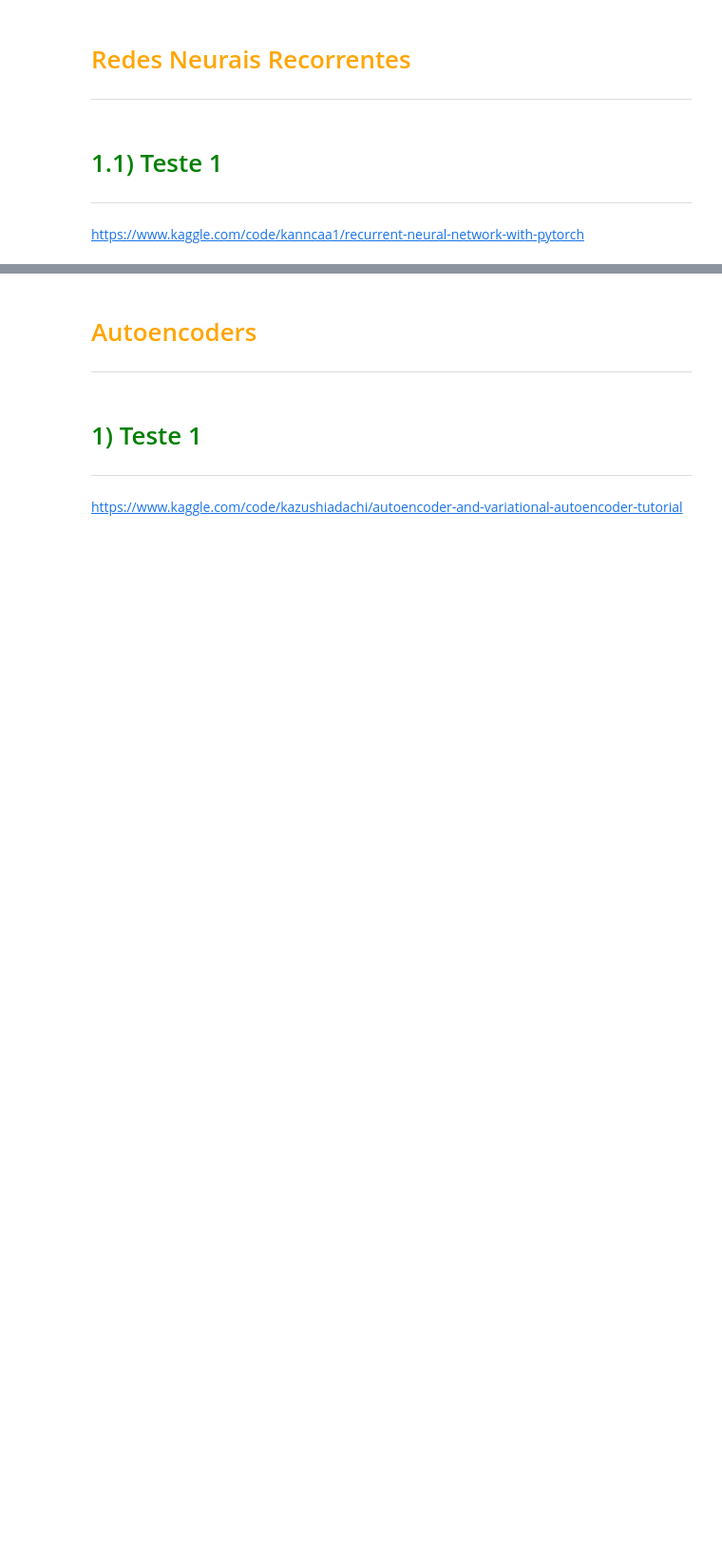
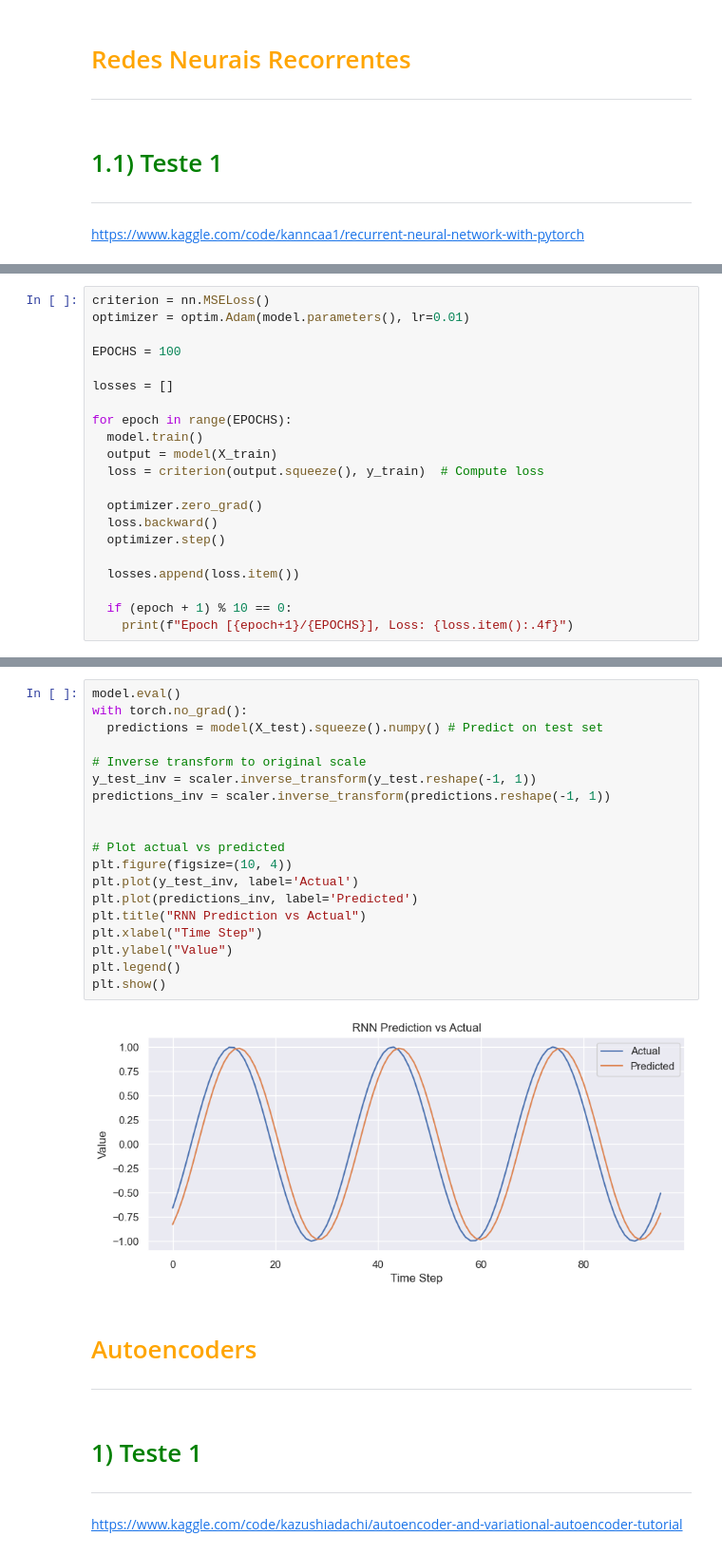
Before and after one commit to leonardovargas10/Pesquisa_Aplicada_Modelagem, a Jupyter notebook: Deep_Learning/01_Deep_Learning.ipynb, the cells around one changed output, grey strips where cells are left out. Shown at 95% size. Drawn from its saved outputs; the diff is of its cells as text; blank space fills up the shorter version.

Commit message:
Modelagem

```diff
--- a/Deep_Learning/01_Deep_Learning.ipynb
+++ b/Deep_Learning/01_Deep_Learning.ipynb
@@ -5202,0 +5630,21 @@ https://www.kaggle.com/code/kanncaa1/recurrent-neural-network-with-pytorch
+# %%
+criterion = nn.MSELoss()
+optimizer = optim.Adam(model.parameters(), lr=0.01)
+
+EPOCHS = 100
+
+losses = []
+
+for epoch in range(EPOCHS):
+  model.train()
+  output = model(X_train)
+  loss = criterion(output.squeeze(), y_train)  # Compute loss
+
+  optimizer.zero_grad()
+  loss.backward()
+  optimizer.step()
+
+  losses.append(loss.item())
+
+  if (epoch + 1) % 10 == 0:
+    print(f"Epoch [{epoch+1}/{EPOCHS}], Loss: {loss.item():.4f}")
@@ -5203,3 +5662,24 @@ https://www.kaggle.com/code/kanncaa1/recurrent-neural-network-with-pytorch
+# %%
+model.eval()
+with torch.no_grad():
+  predictions = model(X_test).squeeze().numpy() # Predict on test set
+
+# Inverse transform to original scale
+y_test_inv = scaler.inverse_transform(y_test.reshape(-1, 1))
+predictions_inv = scaler.inverse_transform(predictions.reshape(-1, 1))
+
+
+# Plot actual vs predicted
+plt.figure(figsize=(10, 4))
+plt.plot(y_test_inv, label='Actual')
+plt.plot(predictions_inv, label='Predicted')
+plt.title("RNN Prediction vs Actual")
+plt.xlabel("Time Step")
+plt.ylabel("Value")
+plt.legend()
+plt.show()
+# %% [output]
+[figure, added]
 # %% [markdown]
 # <font color='orange' style='font-size: 40px;'> Autoencoders </font>
 <hr style='border: 2px solid orange;'>
```
Also changed, not shown: parts of 21 cells of this notebook, 1 other file.
